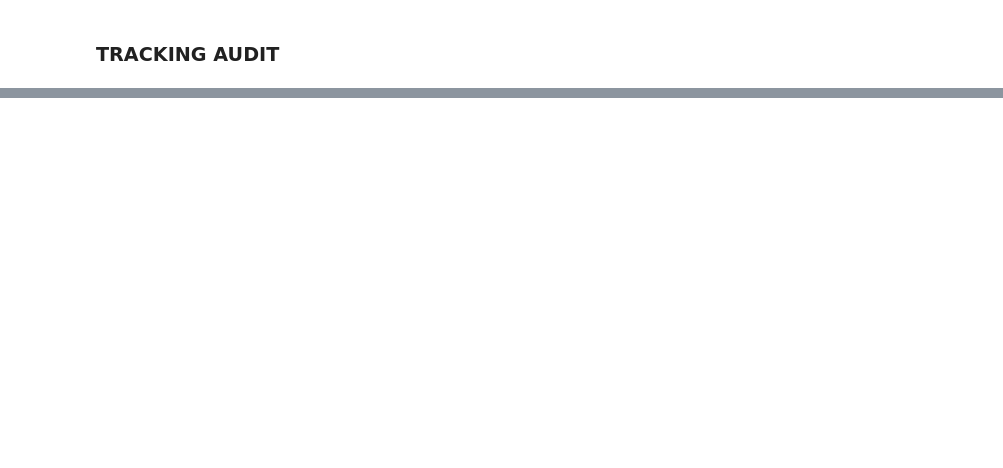
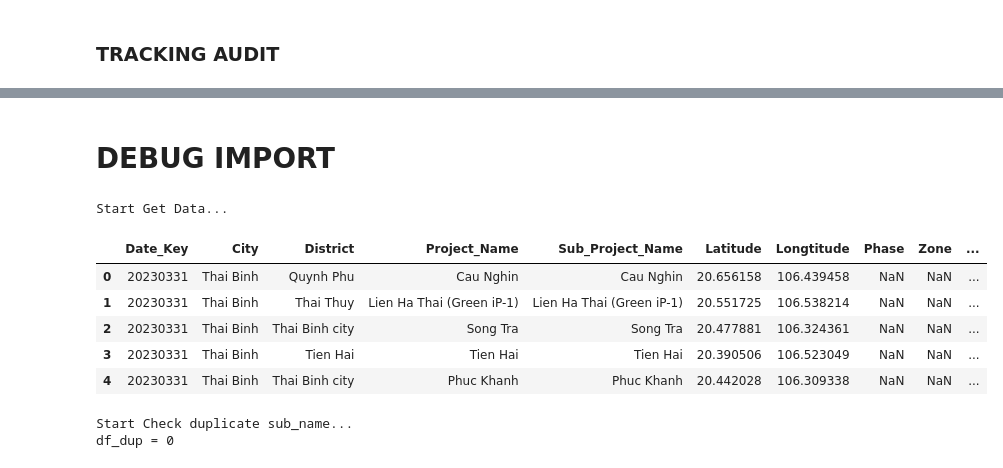
Before and after one commit to D3VNResearch/research, a Jupyter notebook: IP_Scripts.ipynb, the cells around one changed output, grey strips where cells are left out. Cells and saved outputs as stored; diff of their text form; code cells hidden in the pictures; blank space fills up the shorter version.

```diff
--- a/IP_Scripts.ipynb
+++ b/IP_Scripts.ipynb
@@ -295,0 +255,2 @@ Inserted audit tracking sucessfully
+# %% [markdown]
+# DEBUG IMPORT
@@ -295,0 +272,31 @@ Inserted audit tracking sucessfully
+# %%
+'''Get data'''
+print('Start Get Data...')
+data, file_name, sector = get_data(relative_url, file_url)
+#-------------------------------------------------------
+data = check_date_key(file_url, data)#Check format date_key in flat file
+data['Project_Name']= np.where(data['Project_Name'].isnull(), data['Sub_Project_Name'], data['Project_Name'])#Fill up project_name if its null
+data['Project_Sub_Type']= np.where(data['Project_Sub_Type'].isnull(), data['Project_Type'], data['Project_Sub_Type'])#Fill up Sub_Type if its null
+
+data.head()
+# %% [output]
+Start Get Data...
+|  | Date_Key | City | District | Project_Name | Sub_Project_Name | Latitude | Longtitude | Phase | Zone | ... |
+| 0 | 20230331 | Thai Binh | Quynh Phu | Cau Nghin | Cau Nghin | 20.656158 | 106.439458 | NaN | NaN | ... |
+| 1 | 20230331 | Thai Binh | Thai Thuy | Lien Ha Thai (Green iP-1) | Lien Ha Thai (Green iP-1) | 20.551725 | 106.538214 | NaN | NaN | ... |
+| 2 | 20230331 | Thai Binh | Thai Binh city | Song Tra | Song Tra | 20.477881 | 106.324361 | NaN | NaN | ... |
+| 3 | 20230331 | Thai Binh | Tien Hai | Tien Hai | Tien Hai | 20.390506 | 106.523049 | NaN | NaN | ... |
+| 4 | 20230331 | Thai Binh | Thai Binh city | Phuc Khanh | Phuc Khanh | 20.442028 | 106.309338 | NaN | NaN | ... |
+# %%
+#Check duplicate sub_name
+print('Start Check duplicate sub_name...')
+data, df_dup = check_duplicate(data, 'Sub_Project_Name')
+
+print(f"df_dup = {len(df_dup)}")
+if len(df_dup) != 0:
+    print(colored('Check duplicate sub_name', 'yellow'))
+    df_noti_html = convert_df_to_html(type_html = 1, df = df_dup, type_sector = 2, cnxn = engine)
+    run_email(type_sector = 'IP', email_type = 1, user_email = to_email, df_noti_html = df_noti_html)
+# %% [output]
+Start Check duplicate sub_name...
+df_dup = 0
```
Also changed, not shown: parts of 11 cells of this notebook, 2 other files.
